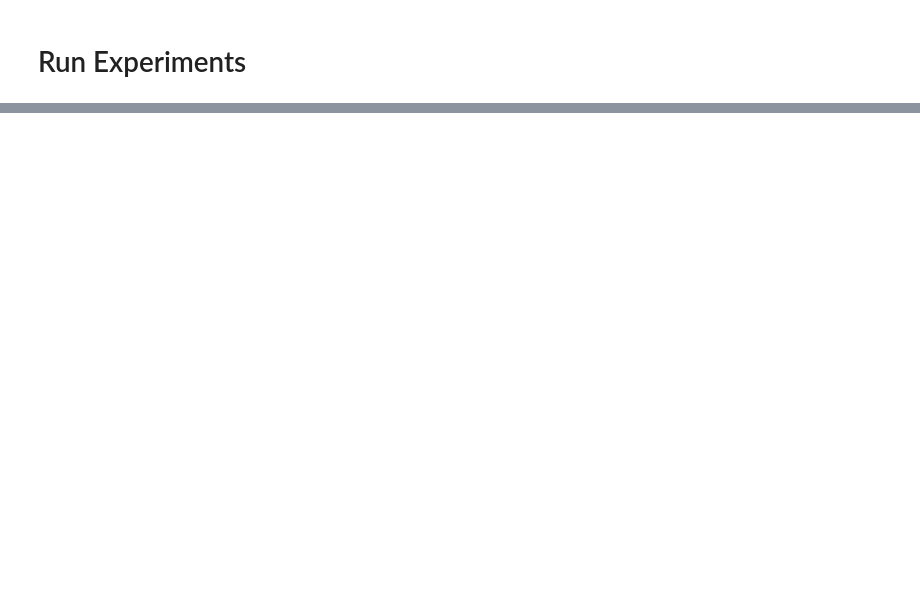
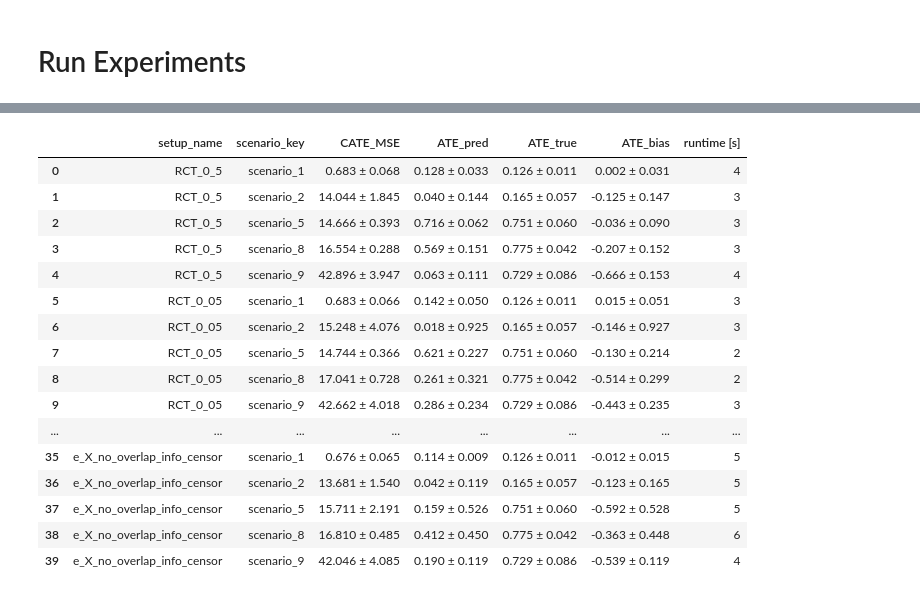
Before and after one commit to snoroozi/SurvHTE-Bench-PN, a Jupyter notebook: causal_survival_forest.ipynb, the cells around one changed output, grey strips where cells are left out. Drawn from its saved outputs; the diff is of its cells as text; code cells hidden in the pictures; blank space fills up the shorter version.

Commit message:
updated results for causal survival forest

```diff
--- a/causal_survival_forest.ipynb
+++ b/causal_survival_forest.ipynb
@@ -130,3 +81,9 @@ experiment_repeat_setups
+# %%
+NUM_REPEATS_TO_INCLUDE = 10  # max 10
+NUM_TRAINING_DATA_POINTS = 10000 # max 45000
+TEST_SIZE = 5000
+# %%
+output_pickle_path = f"results/csf_num_repeats_{NUM_REPEATS_TO_INCLUDE}_train_size_{NUM_TRAINING_DATA_POINTS}.pkl"
 # %% [markdown]
 # Run Experiments
 # %%
@@ -141,10 +98,10 @@ from tqdm import tqdm
 def prepare_data_split(dataset_df, experiment_repeat_setups, random_idx_col_list):
     split_results = {}
 
-    for col in random_idx_col_list:
-        random_idx = experiment_repeat_setups[col].values
-        test_ids = random_idx[-5000:]
-        train_ids = random_idx[:-5000]
+    for rand_idx in random_idx_col_list:
+        random_idx = experiment_repeat_setups[rand_idx].values
+        test_ids = random_idx[-TEST_SIZE:]
+        train_ids = random_idx[:min(NUM_TRAINING_DATA_POINTS, len(random_idx) - TEST_SIZE)]
 
         X_cols = [c for c in dataset_df.columns if c.startswith("X") and c[1:].isdigit()]
 
@@ -159,9 +116,9 @@ def prepare_data_split(dataset_df, experiment_repeat_setups, random_idx_col_list
         W_test = test_df["W"].to_numpy()
         Y_test = test_df[["observed_time", "event"]].to_numpy()
 
-        CATE_test_true = (test_df["T1"] - test_df["T0"]).to_numpy()
+        cate_test_true = (test_df["T1"] - test_df["T0"]).to_numpy()
 
-        split_results[col] = (X_train, W_train, Y_train, X_test, W_test, Y_test, CATE_test_true)
+        split_results[rand_idx] = (X_train, W_train, Y_train, X_test, W_test, Y_test, cate_test_true)
 
     return split_results
 # %%
@@ -236,20 +217,28 @@ R[write to console]:  Estimated censoring probabilities go as low as: 0.00432 -
 # %%
-def summarize_experiment_results(experiment_setups):
+def summarize_experiment_results(results_dict):
     records = []
 
-    for setup_name, setup_dict in experiment_setups.items():
+    for setup_name, setup_dict in results_dict.items():
         for scenario_key in setup_dict:
-            avg_result = setup_dict[scenario_key].get("result", {}).get("average", {})
-            mean_mse = avg_result.get("mean_CATE_MSE", np.nan)
-            std_mse = avg_result.get("std_CATE_MSE", np.nan)
+            avg_result = setup_dict[scenario_key].get("average", {})
+            mean_mse = avg_result.get("mean_cate_mse", np.nan)
+            std_mse = avg_result.get("std_cate_mse", np.nan)
+            mean_ate_pred = avg_result.get("mean_ate_pred", np.nan)
+            std_ate_pred = avg_result.get("std_ate_pred", np.nan)
+            mean_ate_true = avg_result.get("mean_ate_true", np.nan)
+            std_ate_true = avg_result.get("std_ate_true", np.nan)
+            mean_ate_bias = avg_result.get("mean_ate_bias", np.nan)
+            std_ate_bias = avg_result.get("std_ate_bias", np.nan)
             runtime = avg_result.get("runtime", np.nan)
 
             records.append({
                 "setup_name": setup_name,
                 "scenario_key": scenario_key,
-                "mean_CATE_mse": round(mean_mse, 4) if not pd.isna(mean_mse) else np.nan,
-                "std_CATE_mse": round(std_mse, 4) if not pd.isna(std_mse) else np.nan,
-                "runtime [s]": round(runtime, 4) if not pd.isna(runtime) else np.nan
+                "CATE_MSE": f"{mean_mse:.3f} ± {std_mse:.3f}" if not pd.isna(mean_mse) else np.nan,
+                "ATE_pred": f"{mean_ate_pred:.3f} ± {std_ate_pred:.3f}" if not pd.isna(mean_ate_pred) else np.nan,
+                "ATE_true": f"{mean_ate_true:.3f} ± {std_ate_true:.3f}" if not pd.isna(mean_ate_true) else np.nan,
+                "ATE_bias": f"{mean_ate_bias:.3f} ± {std_ate_bias:.3f}" if not pd.isna(mean_ate_bias) else np.nan,
+                "runtime [s]": round(runtime) if not pd.isna(runtime) else np.nan
             })
 
     df = pd.DataFrame.from_records(records)
@@ -283,0 +246,21 @@ summary_df.drop(columns=["std_CATE_mse"])
+# %%
+summary_df = summarize_experiment_results(results_dict)
+summary_df
+# %% [output]
+|  | setup_name | scenario_key | CATE_MSE | ATE_pred | ATE_true | ATE_bias | runtime [s] |
+| 0 | RCT_0_5 | scenario_1 | 0.683 ± 0.068 | 0.128 ± 0.033 | 0.126 ± 0.011 | 0.002 ± 0.031 | 4 |
+| 1 | RCT_0_5 | scenario_2 | 14.044 ± 1.845 | 0.040 ± 0.144 | 0.165 ± 0.057 | -0.125 ± 0.147 | 3 |
+| 2 | RCT_0_5 | scenario_5 | 14.666 ± 0.393 | 0.716 ± 0.062 | 0.751 ± 0.060 | -0.036 ± 0.090 | 3 |
+| 3 | RCT_0_5 | scenario_8 | 16.554 ± 0.288 | 0.569 ± 0.151 | 0.775 ± 0.042 | -0.207 ± 0.152 | 3 |
+| 4 | RCT_0_5 | scenario_9 | 42.896 ± 3.947 | 0.063 ± 0.111 | 0.729 ± 0.086 | -0.666 ± 0.153 | 4 |
+| 5 | RCT_0_05 | scenario_1 | 0.683 ± 0.066 | 0.142 ± 0.050 | 0.126 ± 0.011 | 0.015 ± 0.051 | 3 |
+| 6 | RCT_0_05 | scenario_2 | 15.248 ± 4.076 | 0.018 ± 0.925 | 0.165 ± 0.057 | -0.146 ± 0.927 | 3 |
+| 7 | RCT_0_05 | scenario_5 | 14.744 ± 0.366 | 0.621 ± 0.227 | 0.751 ± 0.060 | -0.130 ± 0.214 | 2 |
+| 8 | RCT_0_05 | scenario_8 | 17.041 ± 0.728 | 0.261 ± 0.321 | 0.775 ± 0.042 | -0.514 ± 0.299 | 2 |
+| 9 | RCT_0_05 | scenario_9 | 42.662 ± 4.018 | 0.286 ± 0.234 | 0.729 ± 0.086 | -0.443 ± 0.235 | 3 |
+| ... | ... | ... | ... | ... | ... | ... | ... |
+| 35 | e_X_no_overlap_info_censor | scenario_1 | 0.676 ± 0.065 | 0.114 ± 0.009 | 0.126 ± 0.011 | -0.012 ± 0.015 | 5 |
+| 36 | e_X_no_overlap_info_censor | scenario_2 | 13.681 ± 1.540 | 0.042 ± 0.119 | 0.165 ± 0.057 | -0.123 ± 0.165 | 5 |
+| 37 | e_X_no_overlap_info_censor | scenario_5 | 15.711 ± 2.191 | 0.159 ± 0.526 | 0.751 ± 0.060 | -0.592 ± 0.528 | 5 |
+| 38 | e_X_no_overlap_info_censor | scenario_8 | 16.810 ± 0.485 | 0.412 ± 0.450 | 0.775 ± 0.042 | -0.363 ± 0.448 | 6 |
+| 39 | e_X_no_overlap_info_censor | scenario_9 | 42.046 ± 4.085 | 0.190 ± 0.119 | 0.729 ± 0.086 | -0.539 ± 0.119 | 4 |
```
Also changed, not shown: parts of 6 cells of this notebook, 1 other file.
